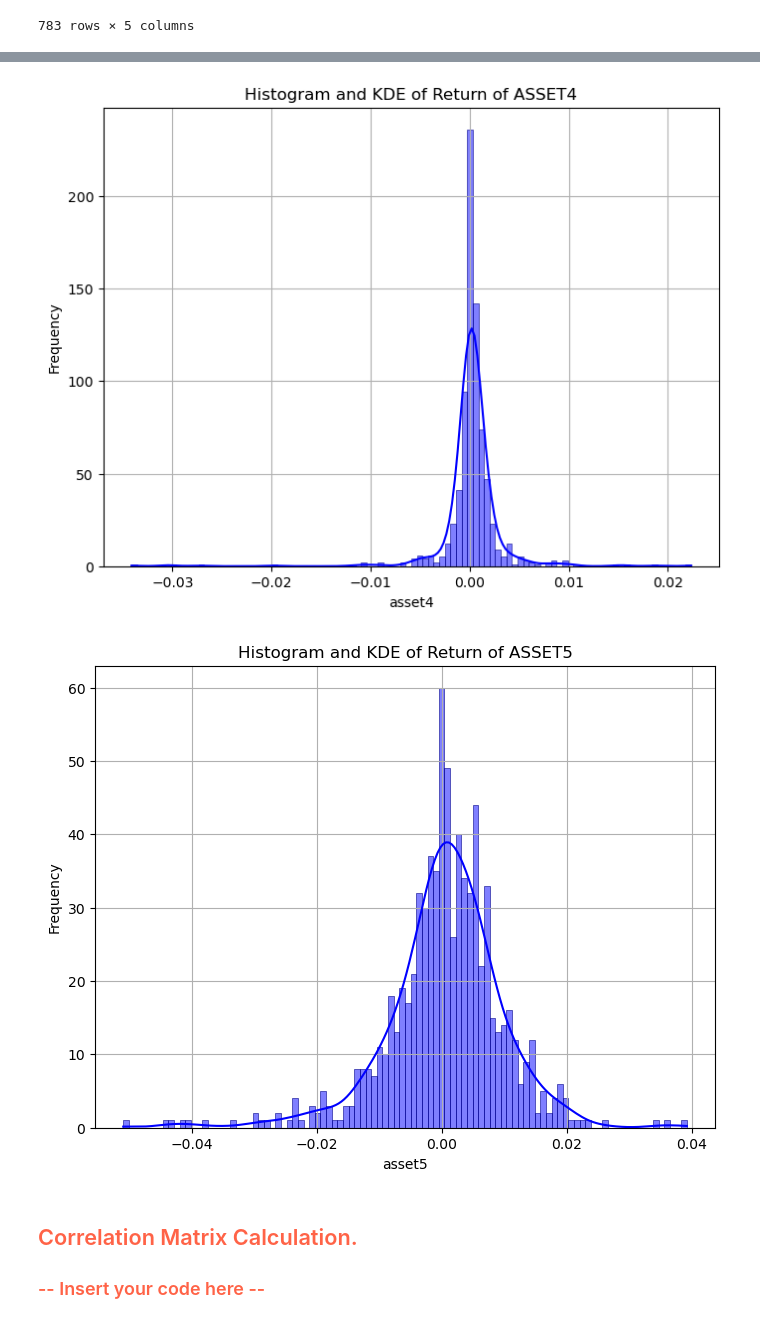
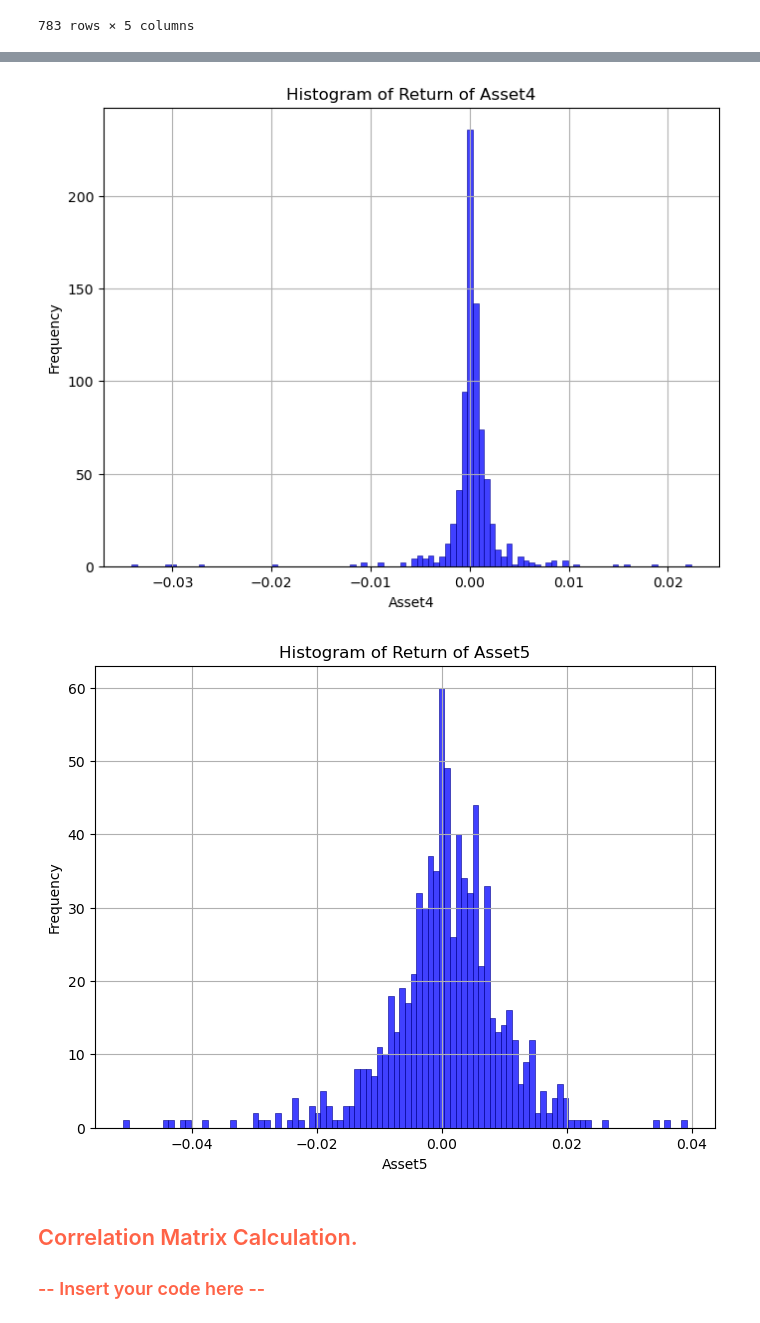
Before and after one commit to Bumbledebee/Financial-Portfolio-Analysis, a Jupyter notebook: Tech-Challenge.ipynb, the cells around one changed output, grey strips where cells are left out. Cells and saved outputs as stored; diff of their text form; code cells hidden in the pictures.

```diff
--- a/Tech-Challenge.ipynb
+++ b/Tech-Challenge.ipynb
@@ -128,10 +128,10 @@ memory usage: 36.7 KB
 # %%
 for col in df.columns:
     plt.figure(figsize=(8, 6))
-    sns.histplot(df[col], bins=100, kde=True, color='blue', edgecolor='darkblue')
-    plt.title(f'Histogram and KDE of {col.upper()}')
-    plt.xlabel(col)
+    sns.histplot(df[col], bins=100, color='blue', edgecolor='darkblue')
+    plt.title(f'Histogram  of {col.capitalize()}')
+    plt.xlabel(col.capitalize())
     plt.ylabel('Frequency')
-    plt.grid(True)  # Optional: adds a grid for easier reading
+    plt.grid(True)
     plt.show()
 # %% [output]
@@ -183,10 +187,10 @@ returns
 # %%
 for col in returns.columns:
     plt.figure(figsize=(8, 6))
-    sns.histplot(returns[col], bins=100, kde=True, color='blue', edgecolor='darkblue')
-    plt.title(f'Histogram and KDE of Return of {col.upper()}')
-    plt.xlabel(col)
+    sns.histplot(returns[col], bins=100, color='blue', edgecolor='darkblue')
+    plt.title(f'Histogram of Return of {col.capitalize()}')
+    plt.xlabel(col.capitalize())
     plt.ylabel('Frequency')
-    plt.grid(True)  # Optional: adds a grid for easier reading
+    plt.grid(True)
     plt.show()
 # %% [output]
@@ -196,5 +200,5 @@ for col in returns.columns:
-[figure, old version]
+[figure, new version]
-[figure, old version]
+[figure, new version]
 # %% [markdown]
 <h2 style="color: #FF6347;">Correlation Matrix Calculation.</h2>
 <h3 style="color: #FF6347;">-- Insert your code here --</h3>
```
Also changed, not shown: parts of 33 cells of this notebook.
